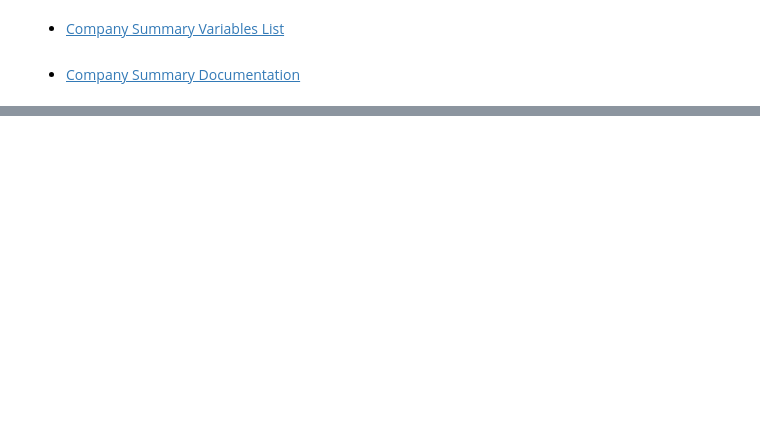
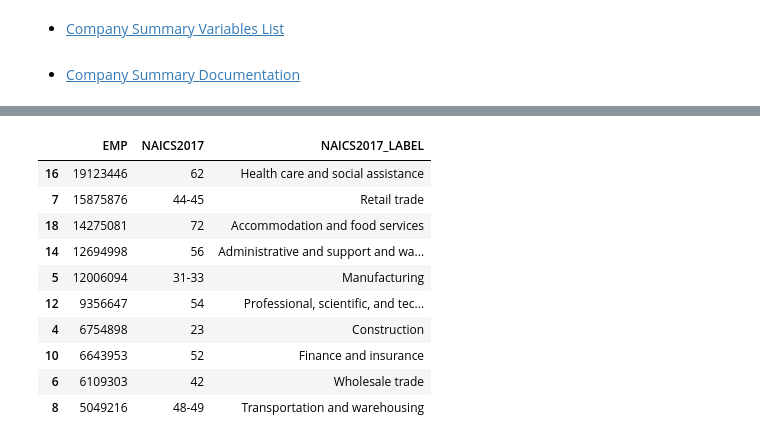
Before and after one commit to ahadh762/Census-Data-API-Group-Assessment, a Jupyter notebook: company_summary.ipynb, the cells around one changed output, grey strips where cells are left out. Drawn from its saved outputs; the diff is of its cells as text; code cells hidden in the pictures; blank space fills up the shorter version.

```diff
--- a/company_summary.ipynb
+++ b/company_summary.ipynb
@@ -39,0 +39,16 @@ df
+# %%
+df = template.copy()
+df = df.loc[df['NAICS2017']!='00'].sort_values(by='EMP',ascending=False).head(10)
+df
+# %% [output]
+|  | EMP | NAICS2017 | NAICS2017_LABEL |
+| 16 | 19123446 | 62 | Health care and social assistance |
+| 7 | 15875876 | 44-45 | Retail trade |
+| 18 | 14275081 | 72 | Accommodation and food services |
+| 14 | 12694998 | 56 | Administrative and support and wa... |
+| 5 | 12006094 | 31-33 | Manufacturing |
+| 12 | 9356647 | 54 | Professional, scientific, and tec... |
+| 4 | 6754898 | 23 | Construction |
+| 10 | 6643953 | 52 | Finance and insurance |
+| 6 | 6109303 | 42 | Wholesale trade |
+| 8 | 5049216 | 48-49 | Transportation and warehousing |
```
Also changed, not shown: parts of 6 cells of this notebook.
